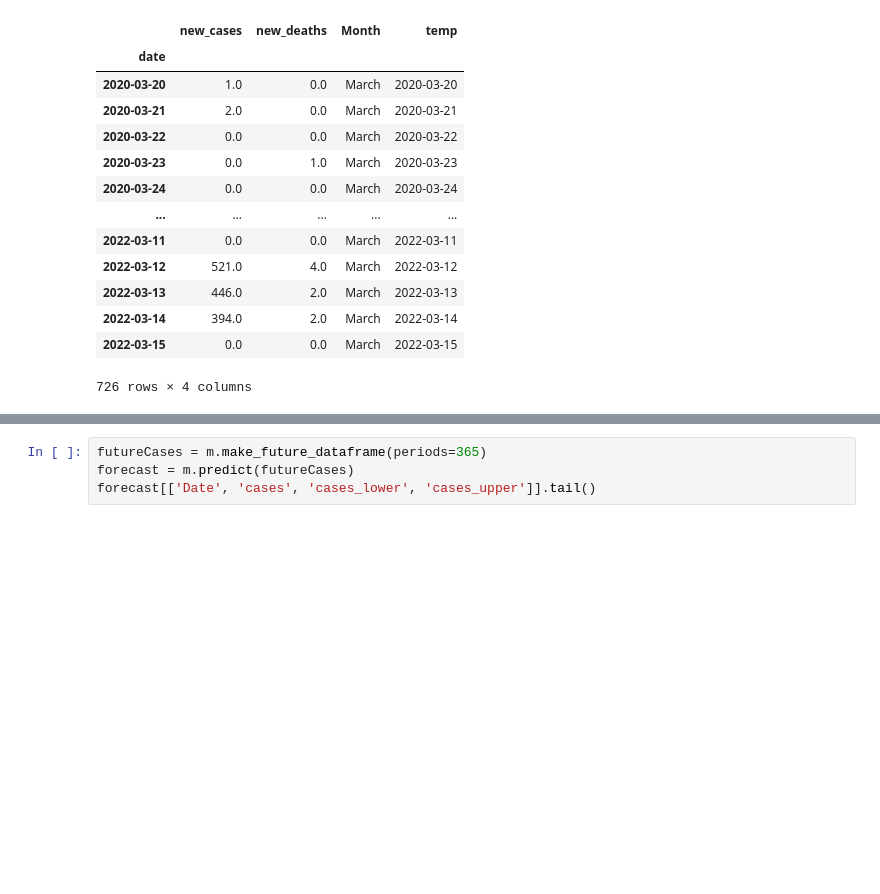
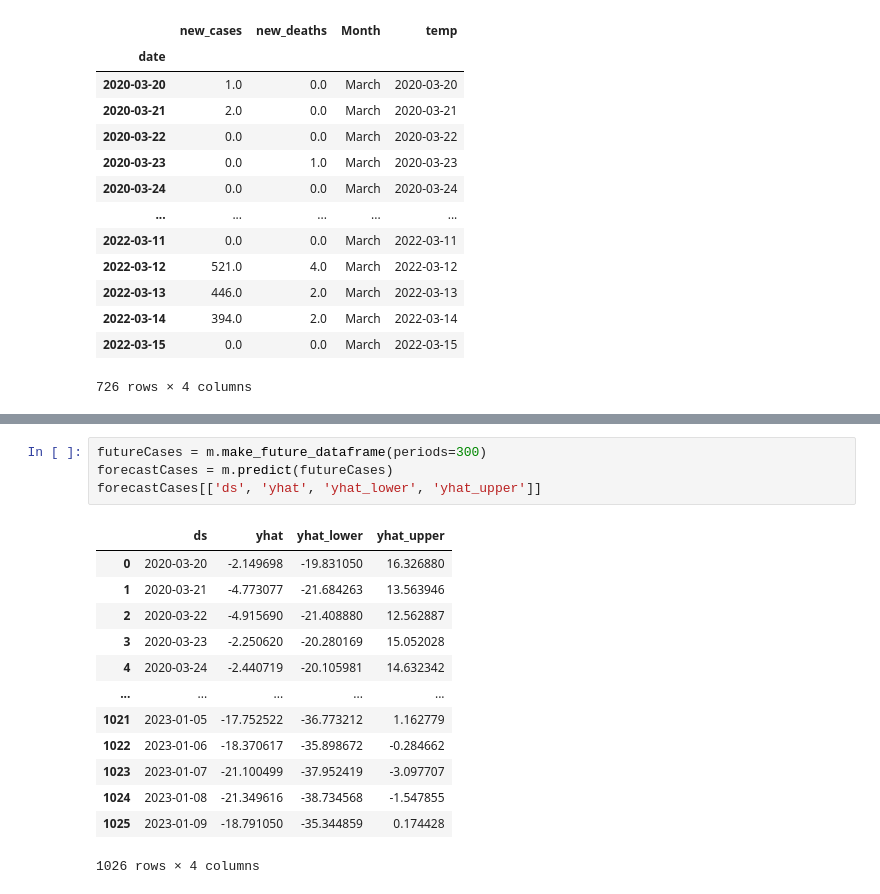
Before and after one commit to Bensylent/ZWE_Covid_TSA, a Jupyter notebook: ZWE_Cases_forecast.ipynb, the cells around one changed output, grey strips where cells are left out. Saved outputs shown, nothing was run; the diff lists cells and outputs as text; blank space fills up the shorter version.

```diff
--- a/ZWE_Cases_forecast.ipynb
+++ b/ZWE_Cases_forecast.ipynb
@@ -873,4 +887,18 @@ m.fit(newCases)
 # %%
-futureCases = m.make_future_dataframe(periods=365)
-forecast = m.predict(futureCases)
-forecast[['Date', 'cases', 'cases_lower', 'cases_upper']].tail()
+futureCases = m.make_future_dataframe(periods=300)
+forecastCases = m.predict(futureCases)
+forecastCases[['ds', 'yhat', 'yhat_lower', 'yhat_upper']]
+# %% [output]
+|  | ds | yhat | yhat_lower | yhat_upper |
+| 0 | 2020-03-20 | -2.149698 | -19.831050 | 16.326880 |
+| 1 | 2020-03-21 | -4.773077 | -21.684263 | 13.563946 |
+| 2 | 2020-03-22 | -4.915690 | -21.408880 | 12.562887 |
+| 3 | 2020-03-23 | -2.250620 | -20.280169 | 15.052028 |
+| 4 | 2020-03-24 | -2.440719 | -20.105981 | 14.632342 |
+| ... | ... | ... | ... | ... |
+| 1021 | 2023-01-05 | -17.752522 | -36.773212 | 1.162779 |
+| 1022 | 2023-01-06 | -18.370617 | -35.898672 | -0.284662 |
+| 1023 | 2023-01-07 | -21.100499 | -37.952419 | -3.097707 |
+| 1024 | 2023-01-08 | -21.349616 | -38.734568 | -1.547855 |
+| 1025 | 2023-01-09 | -18.791050 | -35.344859 | 0.174428 |
+1026 rows × 4 columns
```
Also changed, not shown: parts of 26 cells of this notebook.
